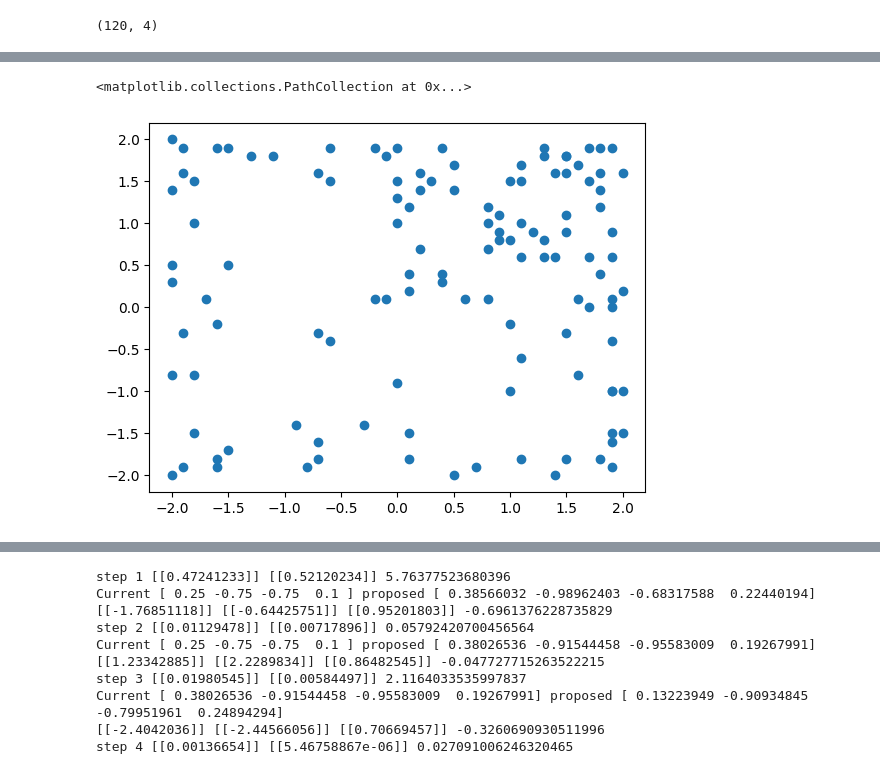
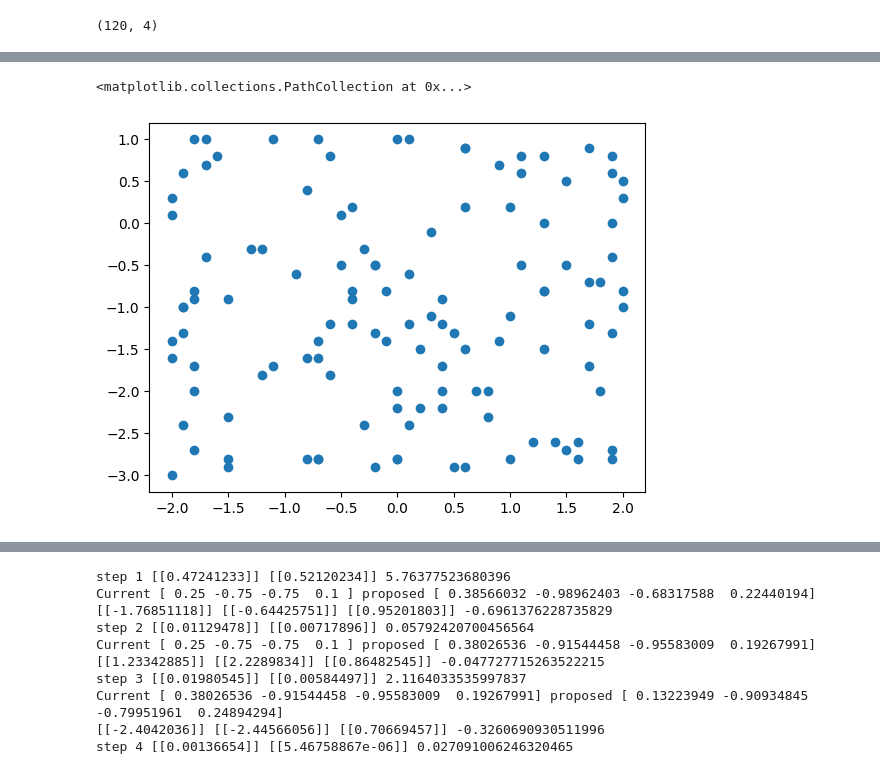
Before and after one commit to jojoroy/Data-Science, a Jupyter notebook: GPMH_penalty.ipynb, the cells around one changed output, grey strips where cells are left out. Saved outputs shown, nothing was run; the diff lists cells and outputs as text; code cells hidden in the pictures.

```diff
--- a/GPMH_penalty.ipynb
+++ b/GPMH_penalty.ipynb
@@ -1619,8 +1619,8 @@ array([[ 0.02315625,  0.00537825, -0.00975916, -0.00547355],
 # %%
-plt.scatter(params_current[:,0],params_current[:,3])
+plt.scatter(params_current[:,0],params_current[:,2])
 # %% [output]
 <matplotlib.collections.PathCollection at 0x...>
-[figure, old version]
+[figure, new version]
 # %%
 plt.figure(figsize=(10, 5))
 for i, param in enumerate(['alpha', 'beta', 'delta', 'gamma']):
```
Also changed, not shown: parts of 9 cells of this notebook.
